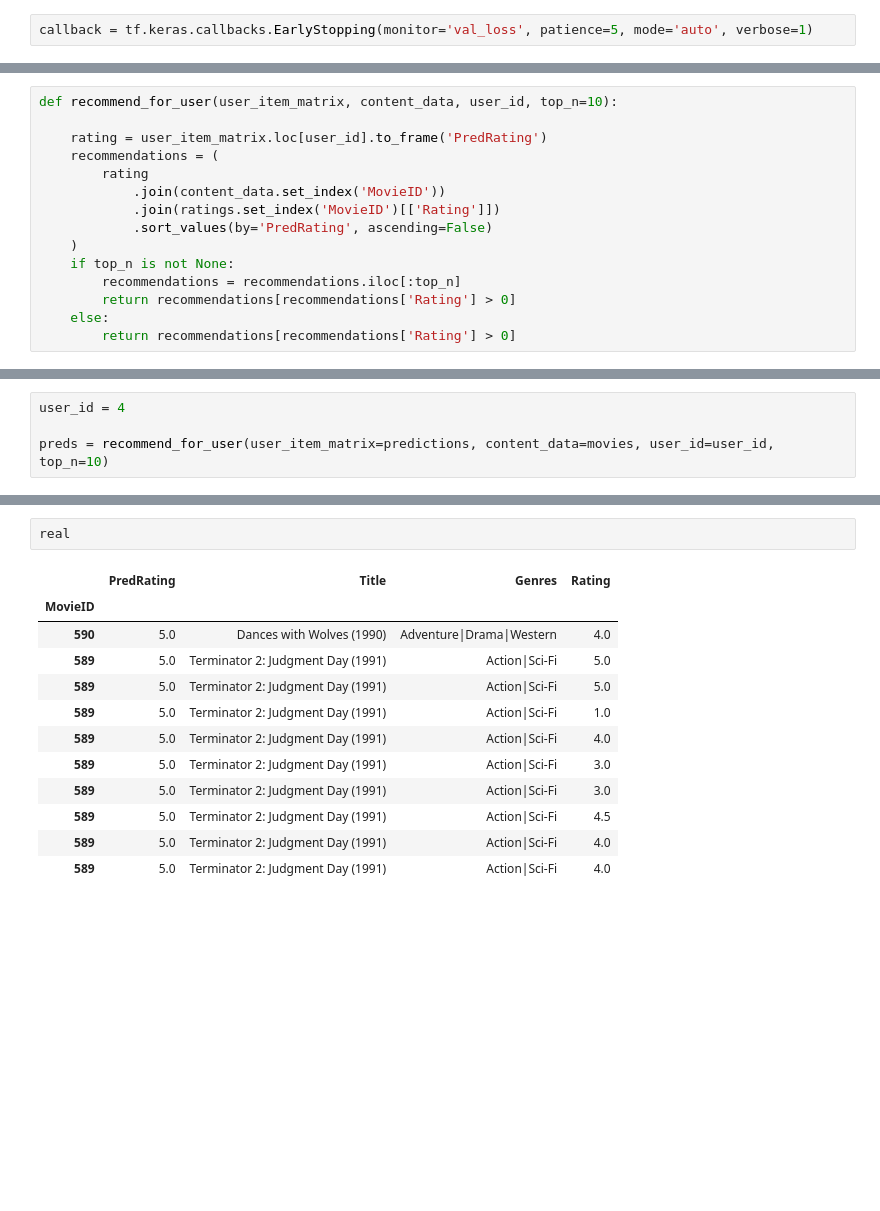
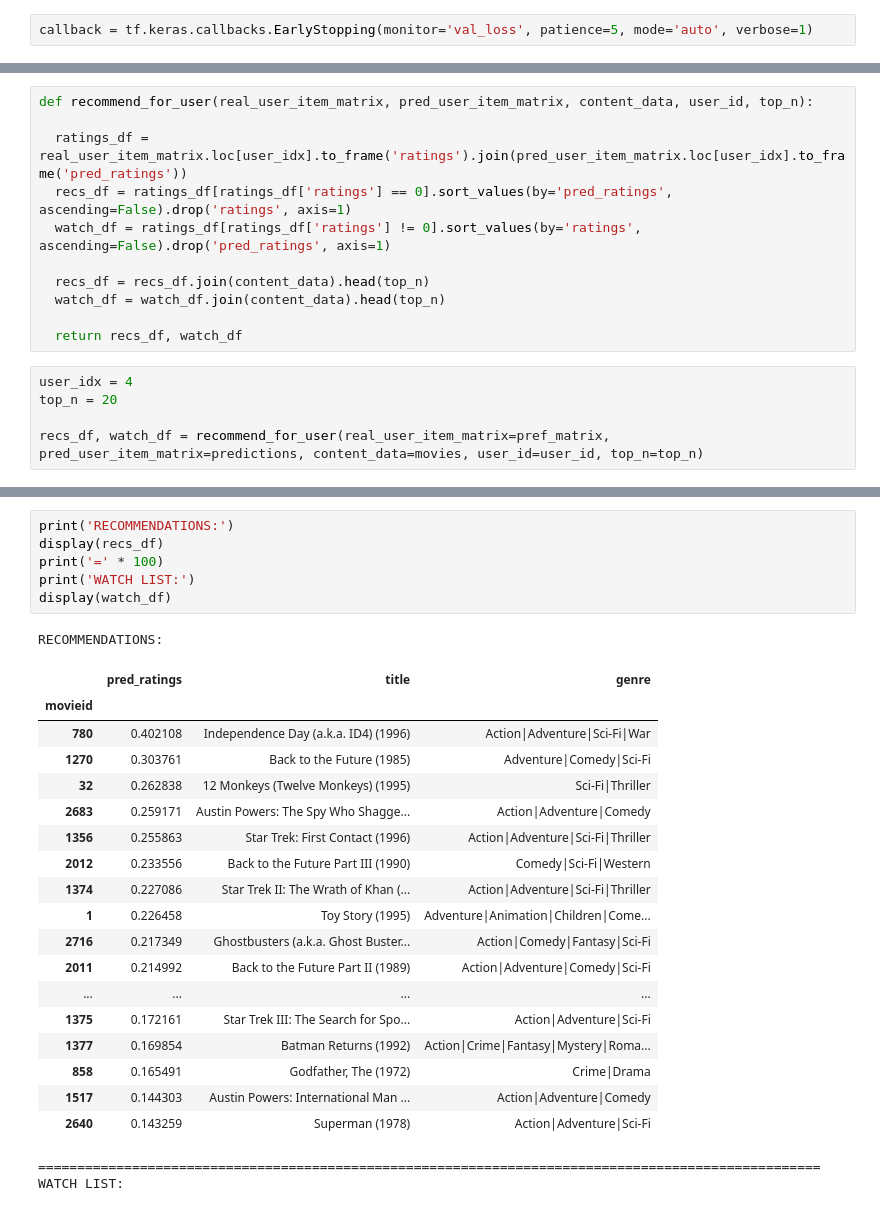
Before and after one commit to oliveirabruno92/autoencoders_and_applications, a Jupyter notebook: notebooks/recommendation_system.ipynb, the cells around one changed output, grey strips where cells are left out. Cells and saved outputs as stored; diff of their text form; blank space fills up the shorter version.

```diff
--- a/notebooks/recommendation_system.ipynb
+++ b/notebooks/recommendation_system.ipynb
@@ -221,15 +154,0 @@ data[data.isnull()]
-# %%
-def recommend_for_user(user_item_matrix, content_data, user_id, top_n=10):
-
-    rating = user_item_matrix.loc[user_id].to_frame('PredRating')
-    recommendations = (
-        rating
-            .join(content_data.set_index('MovieID'))
-            .join(ratings.set_index('MovieID')[['Rating']])
-            .sort_values(by='PredRating', ascending=False)
-    )
-    if top_n is not None:
-        recommendations = recommendations.iloc[:top_n]
-        return recommendations[recommendations['Rating'] > 0]
-    else:
-        return recommendations[recommendations['Rating'] > 0]
@@ -245,4 +155,16 @@ ratings.head()
+# %%
+def recommend_for_user(real_user_item_matrix, pred_user_item_matrix, content_data, user_id, top_n):
+
+  ratings_df = real_user_item_matrix.loc[user_idx].to_frame('ratings').join(pred_user_item_matrix.loc[user_idx].to_frame('pred_ratings'))
+  recs_df = ratings_df[ratings_df['ratings'] == 0].sort_values(by='pred_ratings', ascending=False).drop('ratings', axis=1)
+  watch_df = ratings_df[ratings_df['ratings'] != 0].sort_values(by='ratings', ascending=False).drop('pred_ratings', axis=1)
+
+  recs_df = recs_df.join(content_data).head(top_n)
+  watch_df = watch_df.join(content_data).head(top_n)
+
+  return recs_df, watch_df
 # %%
-user_id = 4
+user_idx = 4
+top_n = 20
 
-preds = recommend_for_user(user_item_matrix=predictions, content_data=movies, user_id=user_id, top_n=10)
+recs_df, watch_df = recommend_for_user(real_user_item_matrix=pref_matrix, pred_user_item_matrix=predictions, content_data=movies, user_id=user_id, top_n=top_n)
@@ -266,15 +171,28 @@ preds
-# %%
-real
-# %% [output]
-|  | PredRating | Title | Genres | Rating |
-| MovieID |  |  |  |  |
-| 590 | 5.0 | Dances with Wolves (1990) | Adventure|Drama|Western | 4.0 |
-| 589 | 5.0 | Terminator 2: Judgment Day (1991) | Action|Sci-Fi | 5.0 |
-| 589 | 5.0 | Terminator 2: Judgment Day (1991) | Action|Sci-Fi | 5.0 |
-| 589 | 5.0 | Terminator 2: Judgment Day (1991) | Action|Sci-Fi | 1.0 |
-| 589 | 5.0 | Terminator 2: Judgment Day (1991) | Action|Sci-Fi | 4.0 |
-| 589 | 5.0 | Terminator 2: Judgment Day (1991) | Action|Sci-Fi | 3.0 |
-| 589 | 5.0 | Terminator 2: Judgment Day (1991) | Action|Sci-Fi | 3.0 |
-| 589 | 5.0 | Terminator 2: Judgment Day (1991) | Action|Sci-Fi | 4.5 |
-| 589 | 5.0 | Terminator 2: Judgment Day (1991) | Action|Sci-Fi | 4.0 |
-| 589 | 5.0 | Terminator 2: Judgment Day (1991) | Action|Sci-Fi | 4.0 |
+# %%
+print('RECOMMENDATIONS:')
+display(recs_df)
+print('=' * 100)
+print('WATCH LIST:')
+display(watch_df)
+# %% [output]
+RECOMMENDATIONS:
+|  | pred_ratings | title | genre |
+| movieid |  |  |  |
+| 780 | 0.402108 | Independence Day (a.k.a. ID4) (1996) | Action|Adventure|Sci-Fi|War |
+| 1270 | 0.303761 | Back to the Future (1985) | Adventure|Comedy|Sci-Fi |
+| 32 | 0.262838 | 12 Monkeys (Twelve Monkeys) (1995) | Sci-Fi|Thriller |
+| 2683 | 0.259171 | Austin Powers: The Spy Who Shagge... | Action|Adventure|Comedy |
+| 1356 | 0.255863 | Star Trek: First Contact (1996) | Action|Adventure|Sci-Fi|Thriller |
+| 2012 | 0.233556 | Back to the Future Part III (1990) | Comedy|Sci-Fi|Western |
+| 1374 | 0.227086 | Star Trek II: The Wrath of Khan (... | Action|Adventure|Sci-Fi|Thriller |
+| 1 | 0.226458 | Toy Story (1995) | Adventure|Animation|Children|Come... |
+| 2716 | 0.217349 | Ghostbusters (a.k.a. Ghost Buster... | Action|Comedy|Fantasy|Sci-Fi |
+| 2011 | 0.214992 | Back to the Future Part II (1989) | Action|Adventure|Comedy|Sci-Fi |
+| ... | ... | ... | ... |
+| 1375 | 0.172161 | Star Trek III: The Search for Spo... | Action|Adventure|Sci-Fi |
+| 1377 | 0.169854 | Batman Returns (1992) | Action|Crime|Fantasy|Mystery|Roma... |
+| 858 | 0.165491 | Godfather, The (1972) | Crime|Drama |
+| 1517 | 0.144303 | Austin Powers: International Man ... | Action|Adventure|Comedy |
+| 2640 | 0.143259 | Superman (1978) | Action|Adventure|Sci-Fi |
+====================================================================================================
+WATCH LIST:
```
Also changed, not shown: parts of 30 cells of this notebook.
